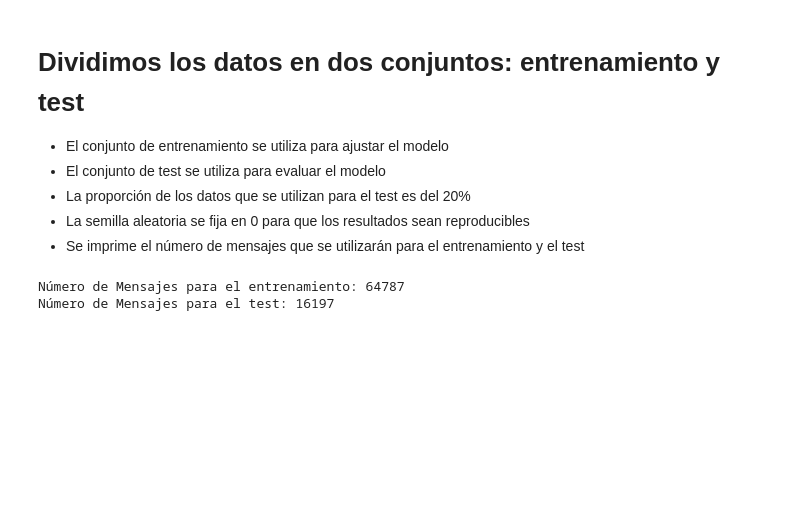
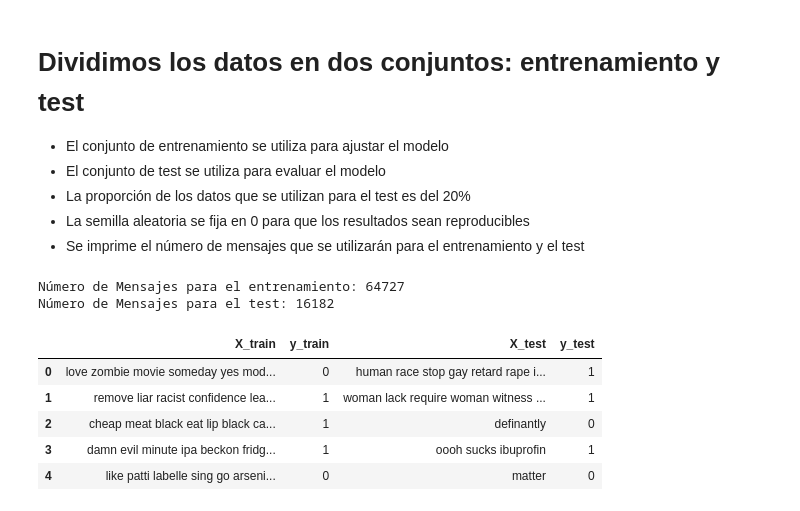
Before and after one commit to juampi20/horus-cyberbullying-detection, a Jupyter notebook: notebooks/03_modeling.ipynb, the cells around one changed output. Drawn from its saved outputs; the diff is of its cells as text; code cells hidden in the pictures; blank space fills up the shorter version.

```diff
--- a/notebooks/03_modeling.ipynb
+++ b/notebooks/03_modeling.ipynb
@@ -15,8 +31,8 @@ Número de datos cargados: 80984
 #     X: los mensajes de texto
 #     y: las etiquetas
 
-X = [doc[2] for doc in data]
-y = [doc[1] for doc in data]
+X = df['text_preprocessed']
+y = df['label']
 
-print(pd.DataFrame({'X': X, 'y': y}))
+pd.DataFrame({'X': X, 'y': y}).head()
 # %% [output]
@@ -37,7 +45,3 @@ print(pd.DataFrame({'X': X, 'y': y}))
-# %%
-# Cargamos el vector TF-IDF y ajustamos los datos
-tfidf_vectorizer = joblib.load('../models/tfidf_vectorizer.pkl')
-X = tfidf_vectorizer.transform(X)
 # %% [markdown]
 # Dividimos los datos en dos conjuntos: entrenamiento y test
 - El conjunto de entrenamiento se utiliza para ajustar el modelo
@@ -46,10 +50,23 @@ X = tfidf_vectorizer.transform(X)
 - La semilla aleatoria se fija en 0 para que los resultados sean reproducibles
 - Se imprime el número de mensajes que se utilizarán para el entrenamiento y el test
 # %%
-X_train, X_test, y_train, y_test = train_test_split(X, y, test_size=0.2, random_state=0)
+X_train, X_test, y_train, y_test = train_test_split(X, y, test_size=0.2, random_state=1, stratify=y)
 
 print('Número de Mensajes para el entrenamiento: {num}'.format(num=X_train.shape[0]))
 print('Número de Mensajes para el test: {num}'.format(num=X_test.shape[0]))
+
+pd.DataFrame({
+    'X_train': X_train[:5].tolist(),
+    'y_train': y_train[:5].tolist(),
+    'X_test': X_test[:5].tolist(),
+    'y_test': y_test[:5].tolist()
+}).head()
 # %% [output]
-Número de Mensajes para el entrenamiento: 64787
-Número de Mensajes para el test: 16197
+Número de Mensajes para el entrenamiento: 64727
+Número de Mensajes para el test: 16182
+|  | X_train | y_train | X_test | y_test |
+| 0 | love zombie movie someday yes mod... | 0 | human race stop gay retard rape i... | 1 |
+| 1 | remove liar racist confidence lea... | 1 | woman lack require woman witness ... | 1 |
+| 2 | cheap meat black eat lip black ca... | 1 | definantly | 0 |
+| 3 | damn evil minute ipa beckon fridg... | 1 | oooh sucks ibuprofin | 1 |
+| 4 | like patti labelle sing go arseni... | 0 | matter | 0 |
```
Also changed, not shown: parts of 20 cells of this notebook, 4 other files.
